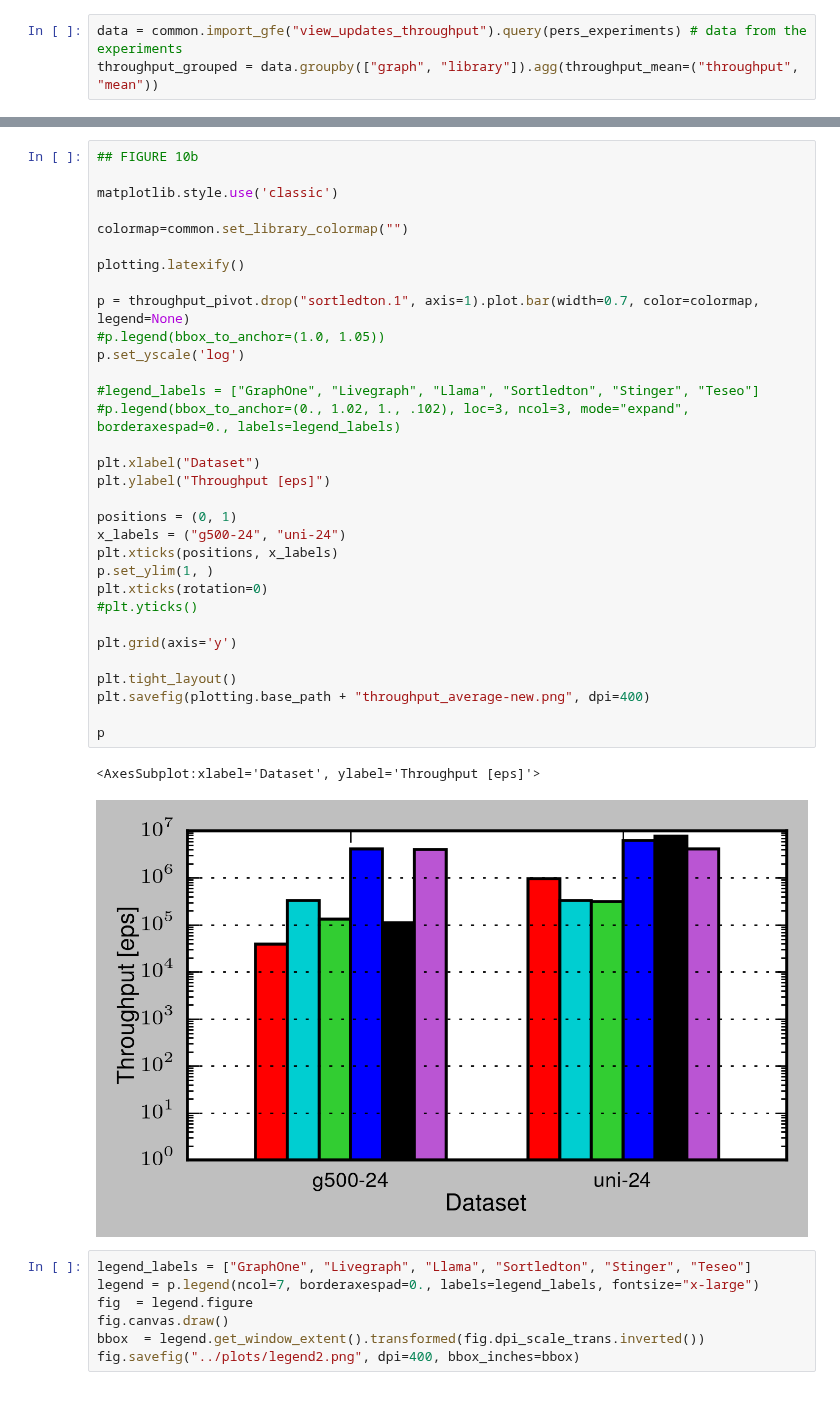
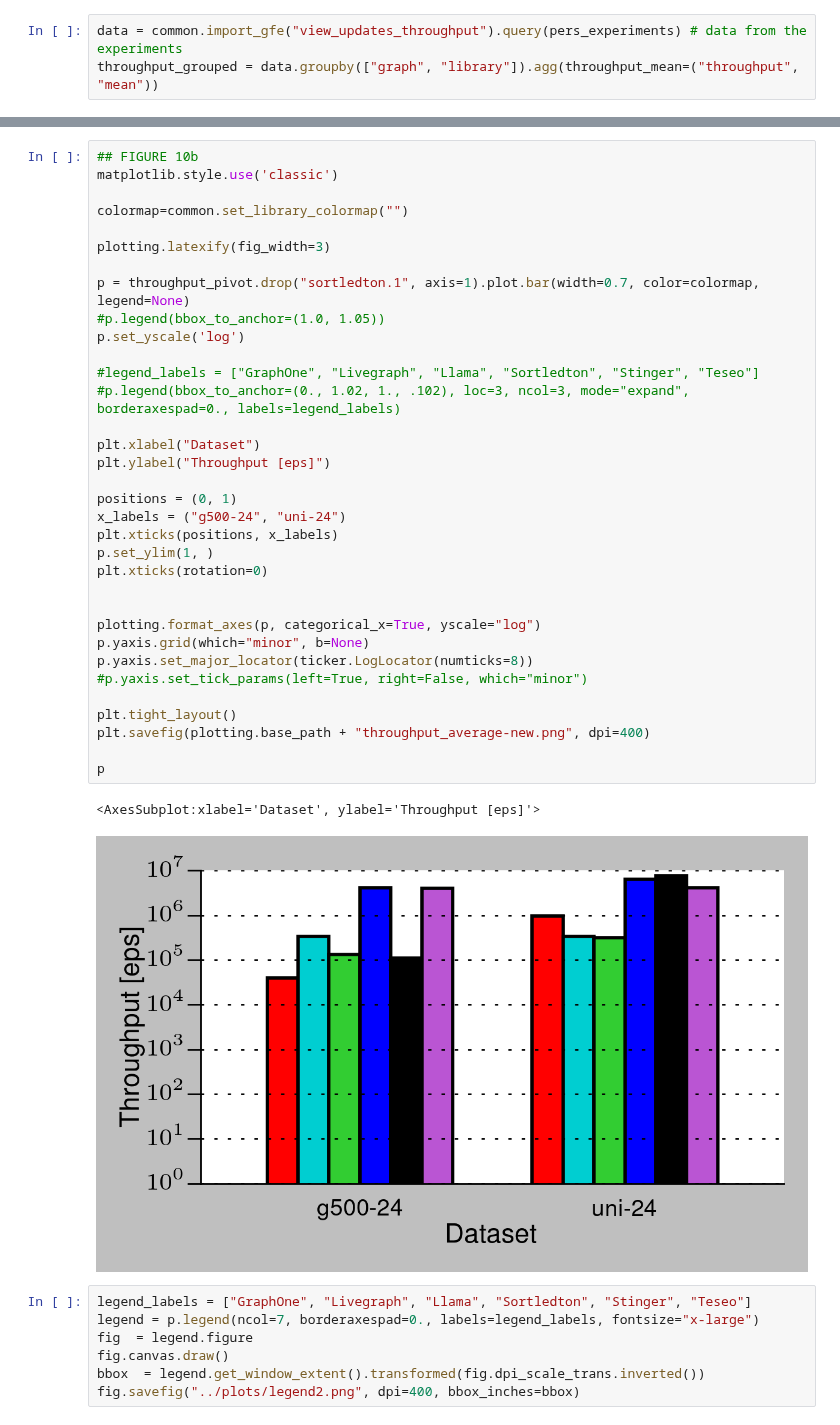
Before and after one commit to PerFuchs/gfe_notebooks, a Jupyter notebook: aging_experiment.ipynb, the cells around one changed output, grey strips where cells are left out. Cells and saved outputs as stored; diff of their text form.

Commit message:
Adjusts width and axes of figure 10.

```diff
--- a/aging_experiment.ipynb
+++ b/aging_experiment.ipynb
@@ -45,39 +46,41 @@ throughput_pivot
 | uniform-24 | 967440.953828 | 329425.523532 | 317118.098842 | 6.301616e+06 | NaN | 7.594803e+06 | 4.088582e+06 |
 # %%
 ## FIGURE 10b
-
 matplotlib.style.use('classic')
 
 colormap=common.set_library_colormap("")
 
-plotting.latexify()
+plotting.latexify(fig_width=3)
 
 p = throughput_pivot.drop("sortledton.1", axis=1).plot.bar(width=0.7, color=colormap, legend=None)
 #p.legend(bbox_to_anchor=(1.0, 1.05))
 p.set_yscale('log')
 
 #legend_labels = ["GraphOne", "Livegraph", "Llama", "Sortledton", "Stinger", "Teseo"]
 #p.legend(bbox_to_anchor=(0., 1.02, 1., .102), loc=3, ncol=3, mode="expand", borderaxespad=0., labels=legend_labels)
 
 plt.xlabel("Dataset")
 plt.ylabel("Throughput [eps]")
 
 positions = (0, 1)
 x_labels = ("g500-24", "uni-24")
 plt.xticks(positions, x_labels)
 p.set_ylim(1, )
 plt.xticks(rotation=0)
-#plt.yticks()
 
-plt.grid(axis='y')
+
+plotting.format_axes(p, categorical_x=True, yscale="log")
+p.yaxis.grid(which="minor", b=None)
+p.yaxis.set_major_locator(ticker.LogLocator(numticks=8))
+#p.yaxis.set_tick_params(left=True, right=False, which="minor")
 
 plt.tight_layout()
 plt.savefig(plotting.base_path + "throughput_average-new.png", dpi=400)
 
 p
 # %% [output]
 <AxesSubplot:xlabel='Dataset', ylabel='Throughput [eps]'>
-[figure, old version]
+[figure, new version]
 # %%
 legend_labels = ["GraphOne", "Livegraph", "Llama", "Sortledton", "Stinger", "Teseo"]
 legend = p.legend(ncol=7, borderaxespad=0., labels=legend_labels, fontsize="x-large")
```
Also changed, not shown: parts of 8 cells of this notebook.
